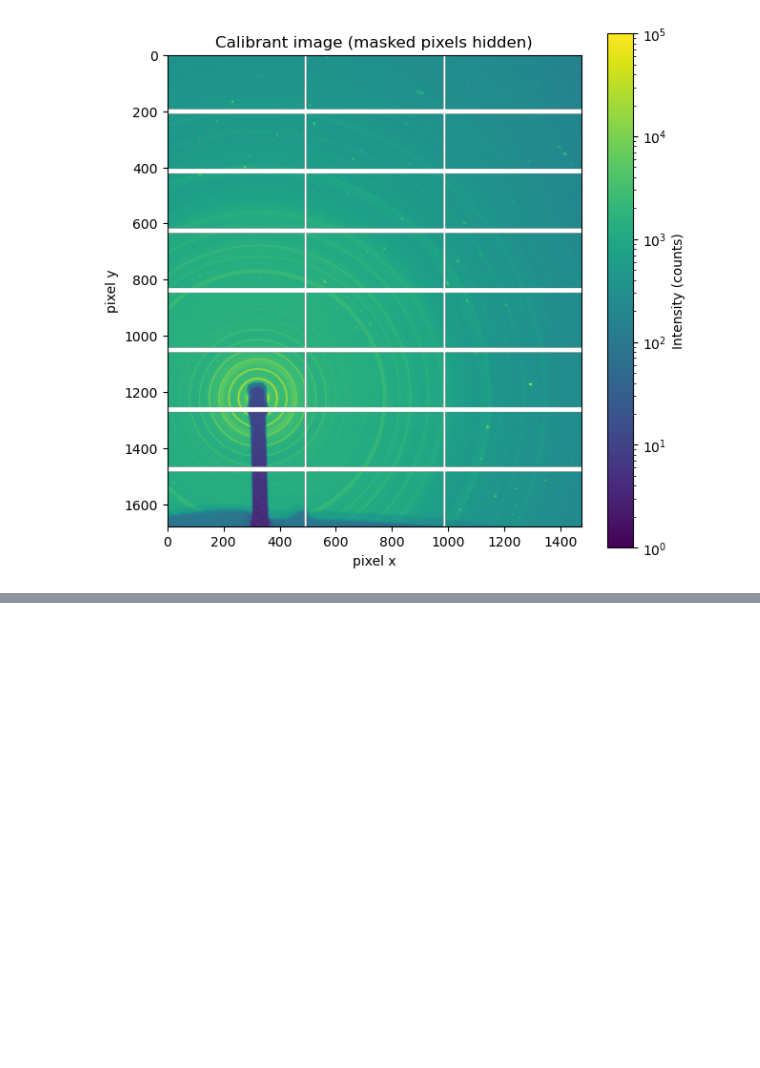
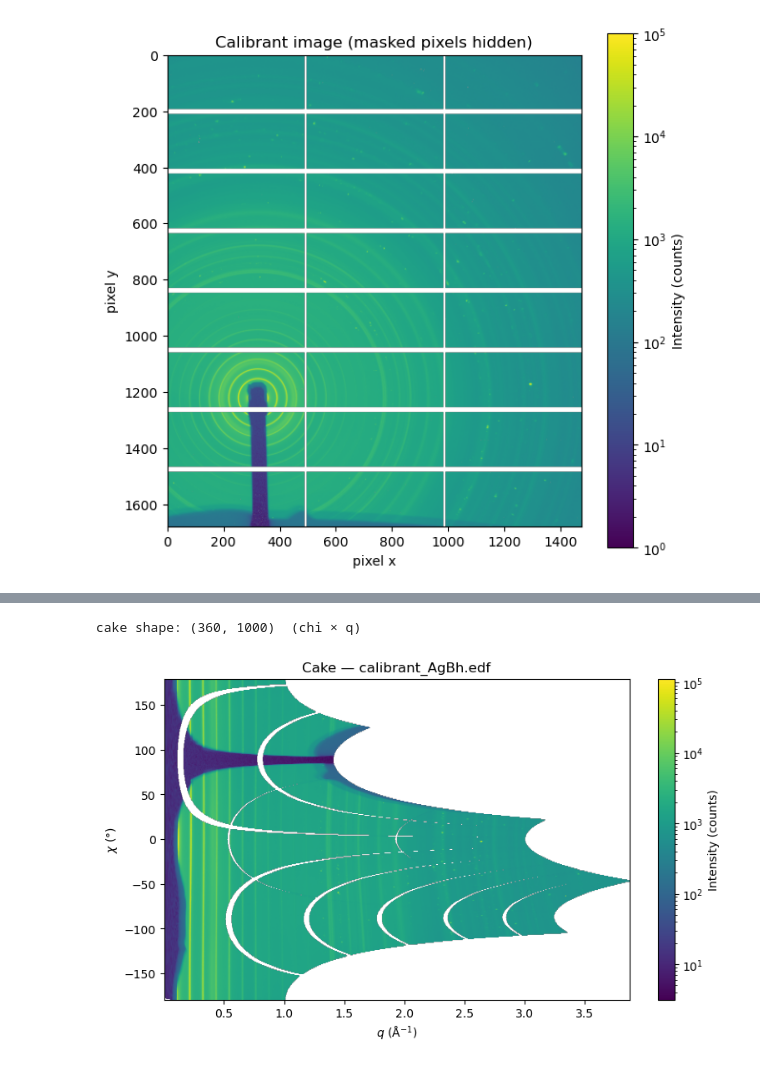
Before and after one commit to omgough/giwaxs-analysis, a Jupyter notebook: notebooks/01_check_calibration.ipynb, the cells around one changed output, grey strips where cells are left out. Drawn from its saved outputs; the diff is of its cells as text; code cells hidden in the pictures; blank space fills up the shorter version.

Commit message:
Move cake views: calibrant→01, sample→02; 03 focused on GIWAXS reshape

```diff
--- a/notebooks/01_check_calibration.ipynb
+++ b/notebooks/01_check_calibration.ipynb
@@ -77,0 +82,13 @@ plt.show()
+# %%
+frame = io.load_frame(CALIBRANT_PATH)
+q, chi, I_2d = integration.cake(frame, calib, npt_rad=1000, npt_azim=360)
+print(f'cake shape: {I_2d.shape}  (chi × q)')
+
+fig, ax = plotting.plot_cake(
+    q, chi, I_2d,
+    title=f'Cake — {CALIBRANT_PATH.rsplit("/", 1)[-1]}',
+)
+plt.show()
+# %% [output]
+cake shape: (360, 1000)  (chi × q)
+[figure, added]
```
Also changed, not shown: parts of 2 cells of this notebook, 1 other file.
